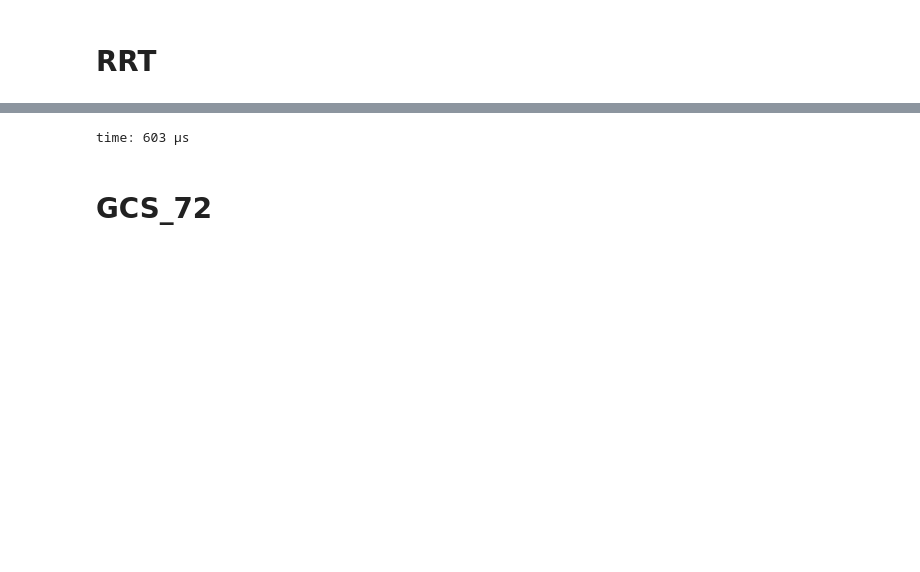
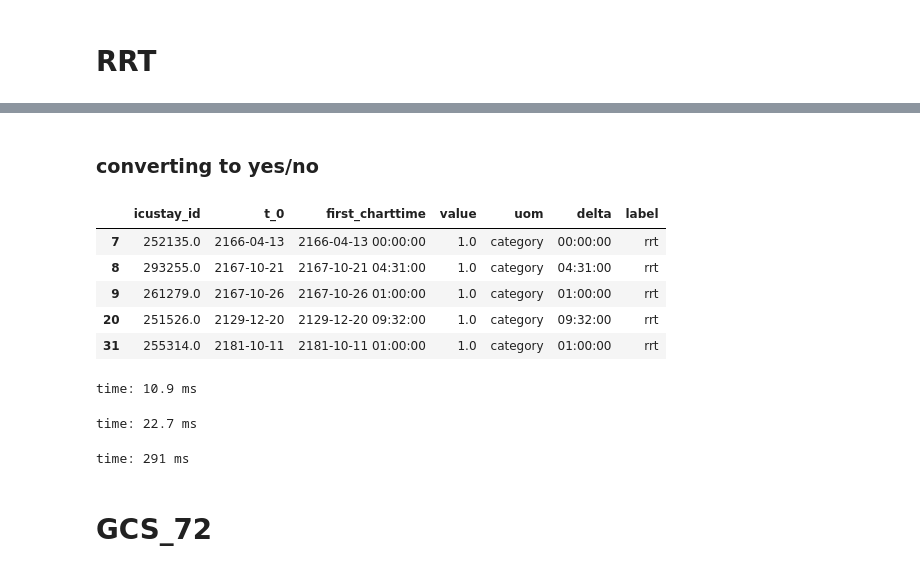
Before and after one commit to kellylinyingxin/mimiciii-antibiotics-modeling, a Jupyter notebook: notebooks/03.1-clinical_variable_prep.ipynb, the cells around one changed output, grey strips where cells are left out. Saved outputs shown, nothing was run; the diff lists cells and outputs as text; code cells hidden in the pictures; blank space fills up the shorter version.

```diff
--- a/notebooks/03.1-clinical_variable_prep.ipynb
+++ b/notebooks/03.1-clinical_variable_prep.ipynb
@@ -953,0 +1114,3 @@ time: 9.46 ms
+# %%
+rrt_merged_allpt_df_notnull['label']= 'rrt'
+rrt_merged_allpt_df_notnull=rrt_merged_allpt_df_notnull.rename(index=str, columns={'rrt':'value'})
@@ -954,8 +1124,25 @@ time: 9.46 ms
+# %% [markdown]
+### converting to yes/no
+# %%
+rrt_merged_allpt_df_notnull.head()
+# %% [output]
+|  | icustay_id | t_0 | first_charttime | value | uom | delta | label |
+| 7 | 252135.0 | 2166-04-13 | 2166-04-13 00:00:00 | 1.0 | category | 00:00:00 | rrt |
+| 8 | 293255.0 | 2167-10-21 | 2167-10-21 04:31:00 | 1.0 | category | 04:31:00 | rrt |
+| 9 | 261279.0 | 2167-10-26 | 2167-10-26 01:00:00 | 1.0 | category | 01:00:00 | rrt |
+| 20 | 251526.0 | 2129-12-20 | 2129-12-20 09:32:00 | 1.0 | category | 09:32:00 | rrt |
+| 31 | 255314.0 | 2181-10-11 | 2181-10-11 01:00:00 | 1.0 | category | 01:00:00 | rrt |
+time: 10.9 ms
+# %%
+rrt_yn= yn_convert(rrt_merged_allpt_df_notnull,
+                   label_fill='rrt')
+# %% [output]
+time: 22.7 ms
 # %%
-# pd.DataFrame(rrt_merged_allpt_df_notnull).to_csv(Path(
-#     wd+'/data/processed/%s_rrt_prepped.csv' %(date)))
+pd.DataFrame(rrt_yn).to_csv(Path(
+    wd+'/data/processed/%s_rrt_prepped.csv' %(date)))
 # %% [output]
-time: 603 µs
+time: 291 ms
 # %% [markdown]
 # GCS_72
 # %%
```
Also changed, not shown: parts of 110 cells of this notebook, 2 other files.
